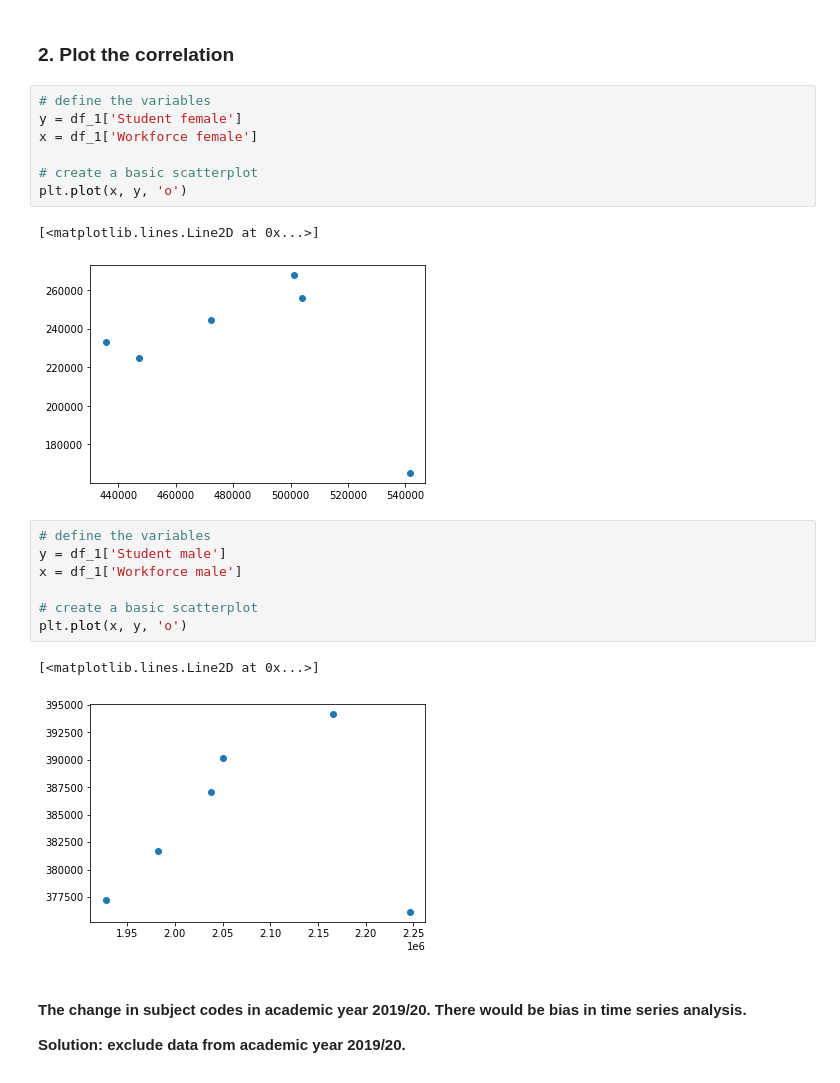
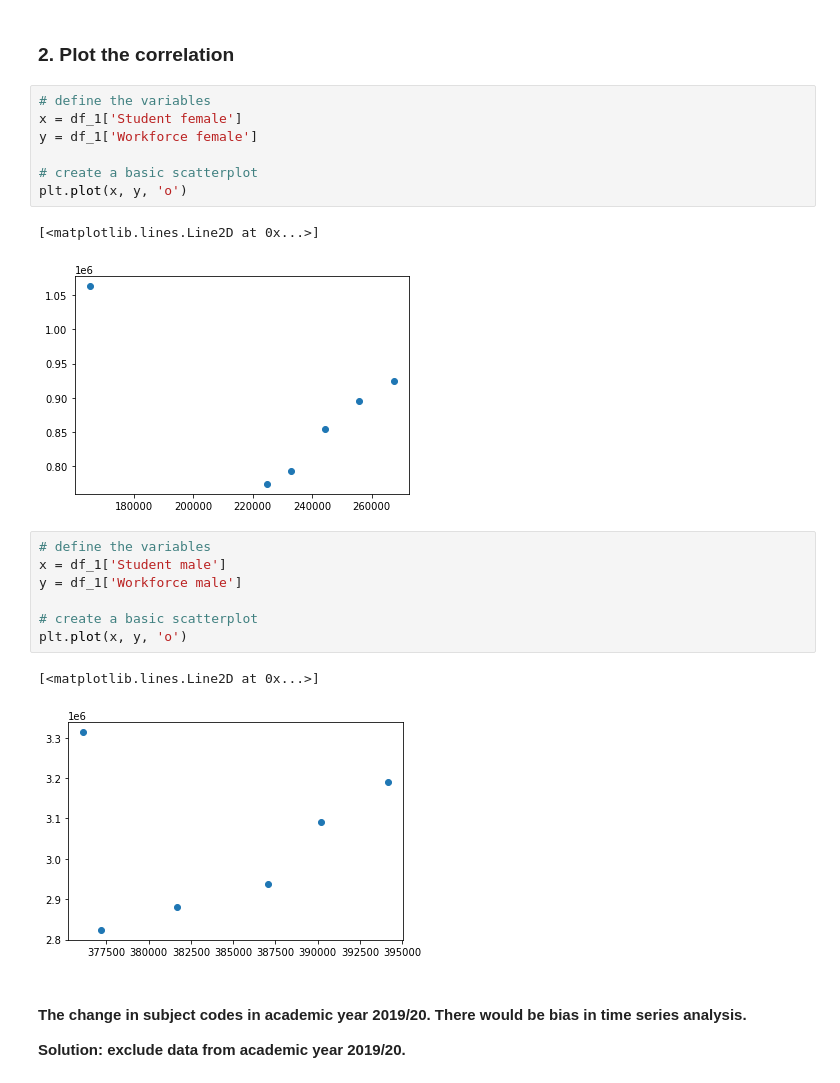
Before and after one commit to MiffySiu/employer_project_the_data_demystifiers, a Jupyter notebook: Workforce and number of students 2014-2019.ipynb, the cells around one changed output. Cells and saved outputs as stored; diff of their text form.

```diff
--- a/Workforce and number of students 2014-2019.ipynb
+++ b/Workforce and number of students 2014-2019.ipynb
@@ -74,24 +74,24 @@ df_1.describe()
 ### 2. Plot the correlation
 # %%
 # define the variables
-y = df_1['Student female']
-x = df_1['Workforce female']
+x = df_1['Student female']
+y = df_1['Workforce female']
 
 # create a basic scatterplot
 plt.plot(x, y, 'o')
 # %% [output]
 [<matplotlib.lines.Line2D at 0x...>]
-[figure, old version]
+[figure, new version]
 # %%
 # define the variables
-y = df_1['Student male']
-x = df_1['Workforce male']
+x = df_1['Student male']
+y = df_1['Workforce male']
 
 # create a basic scatterplot
 plt.plot(x, y, 'o')
 # %% [output]
 [<matplotlib.lines.Line2D at 0x...>]
-[figure, old version]
+[figure, new version]
 # %% [markdown]
 #### The change in subject codes in academic year 2019/20. There would be bias in time series analysis.
 **Solution: exclude data from academic year 2019/20.**
```
Also changed, not shown: parts of 12 cells of this notebook, 1 other file.
